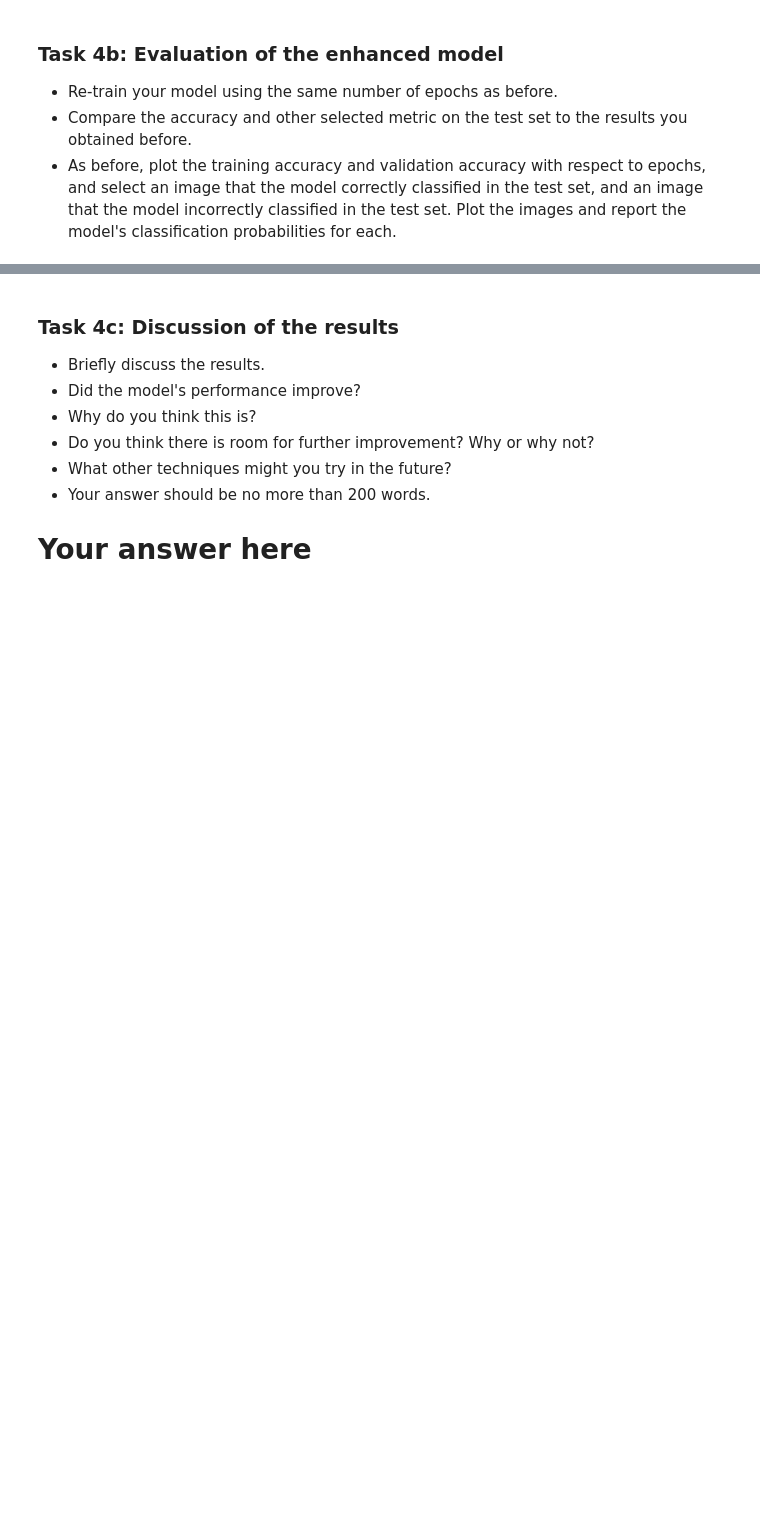
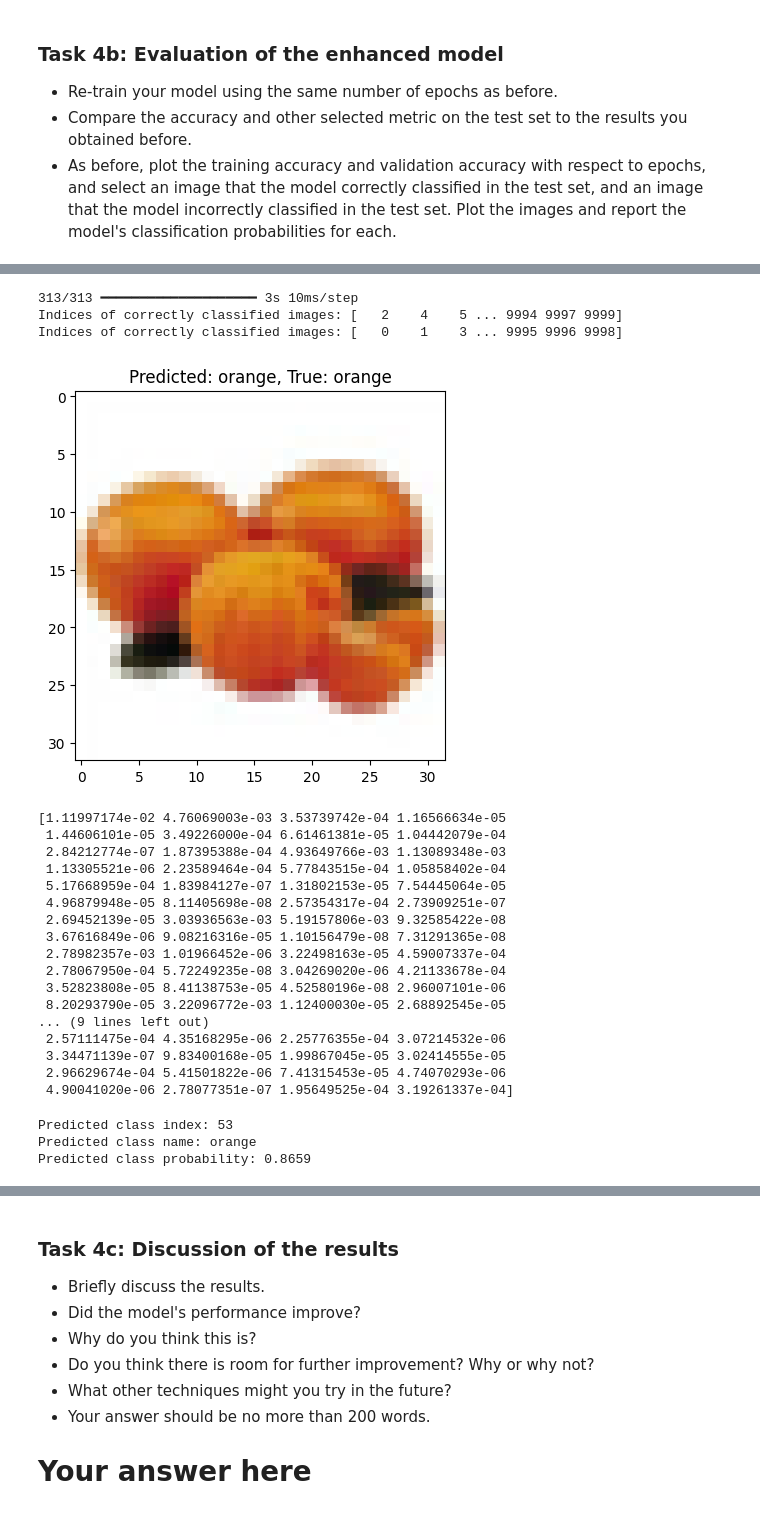
Before and after one commit to neethil/deep_learning, a Jupyter notebook: 02_activities/assignments/assignment_1.ipynb, the cells around one changed output, grey strips where cells are left out. Drawn from its saved outputs; the diff is of its cells as text; code cells hidden in the pictures; blank space fills up the shorter version.

```diff
--- a/02_activities/assignments/assignment_1.ipynb
+++ b/02_activities/assignments/assignment_1.ipynb
@@ -453,0 +554,8 @@ Here we randomly select an incorrect image and compute its class index, probabil
+# %%
+history_top5_new = model2.fit(
+    x_train, # Training data
+    y_train, # Training labels
+    epochs=10, # Number of epochs
+    batch_size=32, # Number of samples per batch
+    validation_split=0.2 # Use 20% of the data for validation
+)
@@ -453,0 +600,67 @@ Here we randomly select an incorrect image and compute its class index, probabil
+# %%
+# new model predictions
+y_pred_test = model2.predict(x_test)
+
+# index of predicted labels
+y_pred_label = np.argmax(y_pred_test, axis=1)
+
+if len(y_test.shape) > 1:
+    y_test_int = np.argmax(y_test, axis=1)  # Convert to integer labels
+
+# Index where predictions match the true labels
+right_pred = (y_pred_label == y_test_int)
+right_index = np.where(right_pred)[0]
+
+# Print index of correctly classified images
+print(f"Indices of correctly classified images: {right_index}")
+
+# Index where predictions do not match the true labels
+wrong_pred = (y_pred_label != y_test_int)
+wrong_index = np.where(wrong_pred)[0]
+
+# Print index of correctly classified images
+print(f"Indices of correctly classified images: {wrong_index}")
+# %% [output]
+313/313 ━━━━━━━━━━━━━━━━━━━━ 3s 10ms/step
+Indices of correctly classified images: [   2    4    5 ... 9994 9997 9999]
+Indices of correctly classified images: [   0    1    3 ... 9995 9996 9998]
+# %%
+# Select a random correctly classified image
+correct_image = np.random.choice(right_index)
+
+plt.imshow(x_test[correct_image])
+plt.title(f"Predicted: {class_names[y_pred_label[correct_image]]}, True: {class_names[y_test_int[correct_image]]}")
+plt.show()
+
+# Model's classification probability for correct image
+probab_correct = y_pred_test[correct_image]
+print(probab_correct)
+# %% [output]
+[figure, added]
+[1.11997174e-02 4.76069003e-03 3.53739742e-04 1.16566634e-05
+ 1.44606101e-05 3.49226000e-04 6.61461381e-05 1.04442079e-04
+ 2.84212774e-07 1.87395388e-04 4.93649766e-03 1.13089348e-03
+ 1.13305521e-06 2.23589464e-04 5.77843515e-04 1.05858402e-04
+ 5.17668959e-04 1.83984127e-07 1.31802153e-05 7.54445064e-05
+ 4.96879948e-05 8.11405698e-08 2.57354317e-04 2.73909251e-07
+ 2.69452139e-05 3.03936563e-03 5.19157806e-03 9.32585422e-08
+ 3.67616849e-06 9.08216316e-05 1.10156479e-08 7.31291365e-08
+ 2.78982357e-03 1.01966452e-06 3.22498163e-05 4.59007337e-04
+ 2.78067950e-04 5.72249235e-08 3.04269020e-06 4.21133678e-04
+ 3.52823808e-05 8.41138753e-05 4.52580196e-08 2.96007101e-06
+ 8.20293790e-05 3.22096772e-03 1.12400030e-05 2.68892545e-05
+... (9 lines left out)
+ 2.57111475e-04 4.35168295e-06 2.25776355e-04 3.07214532e-06
+ 3.34471139e-07 9.83400168e-05 1.99867045e-05 3.02414555e-05
+ 2.96629674e-04 5.41501822e-06 7.41315453e-05 4.74070293e-06
+ 4.90041020e-06 2.78077351e-07 1.95649525e-04 3.19261337e-04]
+# %%
+probab_correct_index= np.argmax(probab_correct)
+
+print(f"Predicted class index: {probab_correct_index}")
+print(f"Predicted class name: {class_names[probab_correct_index]}")
+print(f"Predicted class probability: {probab_correct[probab_correct_index]:.4f}")
+# %% [output]
+Predicted class index: 53
+Predicted class name: orange
+Predicted class probability: 0.8659
```
Also changed, not shown: parts of 21 cells of this notebook.
